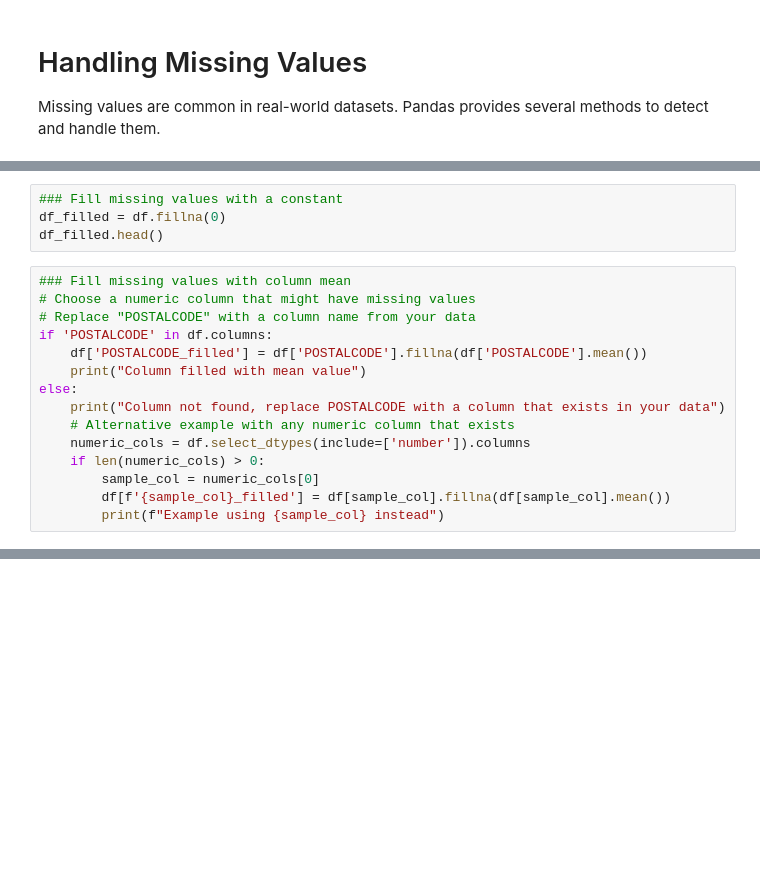
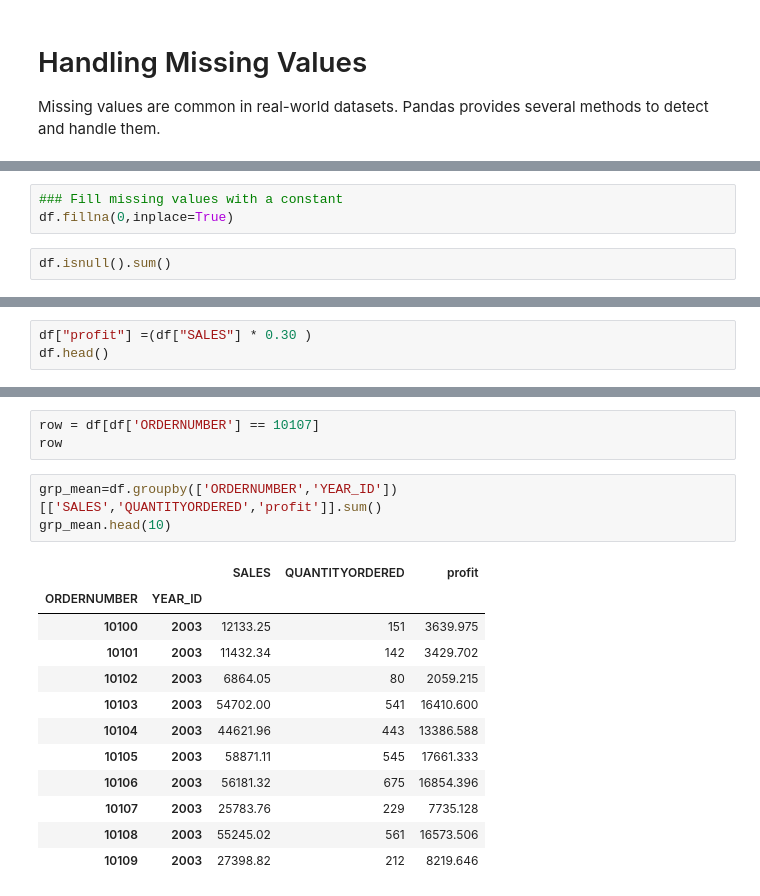
Before and after one commit to Mukundpatil-cd/data-science, a Jupyter notebook: data_analysis_with_python/pandas_basics.ipynb, the cells around one changed output, grey strips where cells are left out. Cells and saved outputs as stored; diff of their text form; blank space fills up the shorter version.

```diff
--- a/data_analysis_with_python/pandas_basics.ipynb
+++ b/data_analysis_with_python/pandas_basics.ipynb
@@ -198,19 +268,5 @@ df.isnull().sum()
 # %%
 ### Fill missing values with a constant
-df_filled = df.fillna(0)
-df_filled.head()
+df.fillna(0,inplace=True)
 # %%
-### Fill missing values with column mean
-# Choose a numeric column that might have missing values
-# Replace "POSTALCODE" with a column name from your data
-if 'POSTALCODE' in df.columns:
-    df['POSTALCODE_filled'] = df['POSTALCODE'].fillna(df['POSTALCODE'].mean())
-    print("Column filled with mean value")
-else:
-    print("Column not found, replace POSTALCODE with a column that exists in your data")
-    # Alternative example with any numeric column that exists
-    numeric_cols = df.select_dtypes(include=['number']).columns
-    if len(numeric_cols) > 0:
-        sample_col = numeric_cols[0]
-        df[f'{sample_col}_filled'] = df[sample_col].fillna(df[sample_col].mean())
-        print(f"Example using {sample_col} instead")
+df.isnull().sum()
@@ -248,0 +319,3 @@ df['new_column_name'] = df['column_name'].fillna(value)  # This creates a new co
+# %%
+df["profit"] =(df["SALES"] * 0.30 )
+df.head()
@@ -248,0 +396,19 @@ df['new_column_name'] = df['column_name'].fillna(value)  # This creates a new co
+# %%
+row = df[df['ORDERNUMBER'] == 10107]
+row
+# %%
+grp_mean=df.groupby(['ORDERNUMBER','YEAR_ID'])[['SALES','QUANTITYORDERED','profit']].sum()
+grp_mean.head(10)
+# %% [output]
+|  |  | SALES | QUANTITYORDERED | profit |
+| ORDERNUMBER | YEAR_ID |  |  |  |
+| 10100 | 2003 | 12133.25 | 151 | 3639.975 |
+| 10101 | 2003 | 11432.34 | 142 | 3429.702 |
+| 10102 | 2003 | 6864.05 | 80 | 2059.215 |
+| 10103 | 2003 | 54702.00 | 541 | 16410.600 |
+| 10104 | 2003 | 44621.96 | 443 | 13386.588 |
+| 10105 | 2003 | 58871.11 | 545 | 17661.333 |
+| 10106 | 2003 | 56181.32 | 675 | 16854.396 |
+| 10107 | 2003 | 25783.76 | 229 | 7735.128 |
+| 10108 | 2003 | 55245.02 | 561 | 16573.506 |
+| 10109 | 2003 | 27398.82 | 212 | 8219.646 |
```
Also changed, not shown: parts of 17 cells of this notebook.
